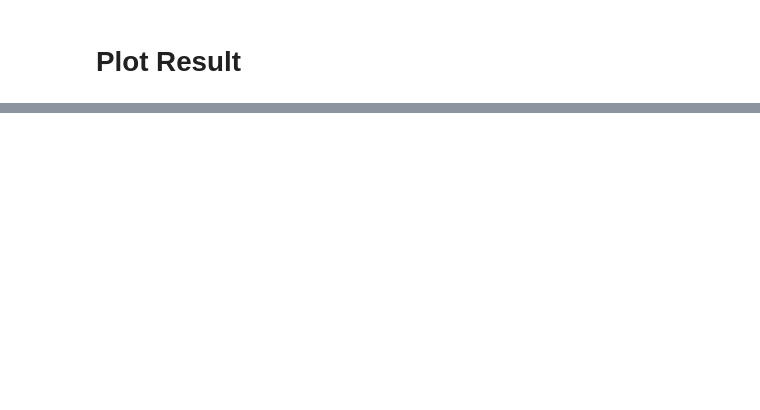
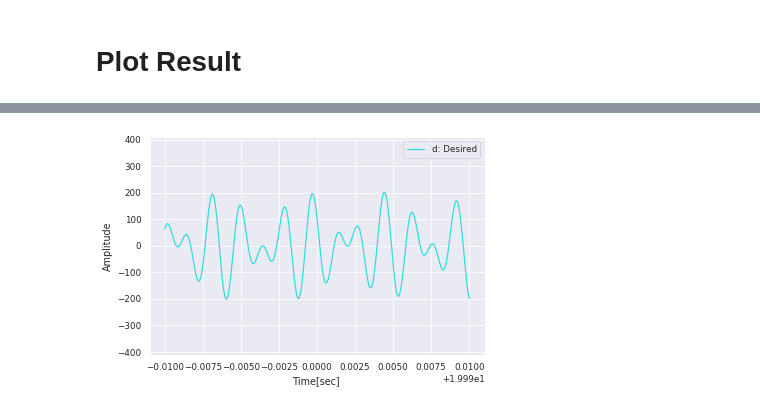
Before and after one commit to borley1211/audapter, a Jupyter notebook: notebooks/test_in_freq.ipynb, the cells around one changed output, grey strips where cells are left out. Saved outputs shown, nothing was run; the diff lists cells and outputs as text; code cells hidden in the pictures; blank space fills up the shorter version.

```diff
--- a/notebooks/test_in_freq.ipynb
+++ b/notebooks/test_in_freq.ipynb
@@ -79,0 +69,9 @@ from pyroomacoustics import windows
+# %%
+# stft parameters
+block_size = 256  # make sure the FFT size is a power of 2
+hop = block_size // 2 + 1 # half overlap
+window = windows.hann(block_size)
+
+# Create the STFT object + set filter and appropriate zero-padding
+stft = STFT(block_size, hop=hop, analysis_window=window)
+stft
@@ -79,0 +82,9 @@ from pyroomacoustics import windows
+# %%
+x_buf = np.resize(x_data, [t.size//hop, hop])
+
+y_buf = np.zeros_like(x_buf)
+
+f_buf = np.zeros_like(y_buf)
+
+d_buf = x_buf[:]
+x_buf.shape, d_buf.shape
@@ -199,9 +148,11 @@ plt.show()
 # %%
-plt.plot(t[-tail:], d_cache[-tail:], label="d: Desired")
+plt.plot(t[-tail:], d_buf.reshape(-1)[-tail:], label="d: Desired")
 plt.xlabel("Time[sec]")
 plt.ylabel("Amplitude")
 plt.ylim([-2.*A, 2.*A])
 plt.legend()
-plt.grid()
+# plt.grid()
 plt.show()
+# %% [output]
+[figure, added]
 # %%
```
Also changed, not shown: parts of 22 cells of this notebook, 4 other files.
